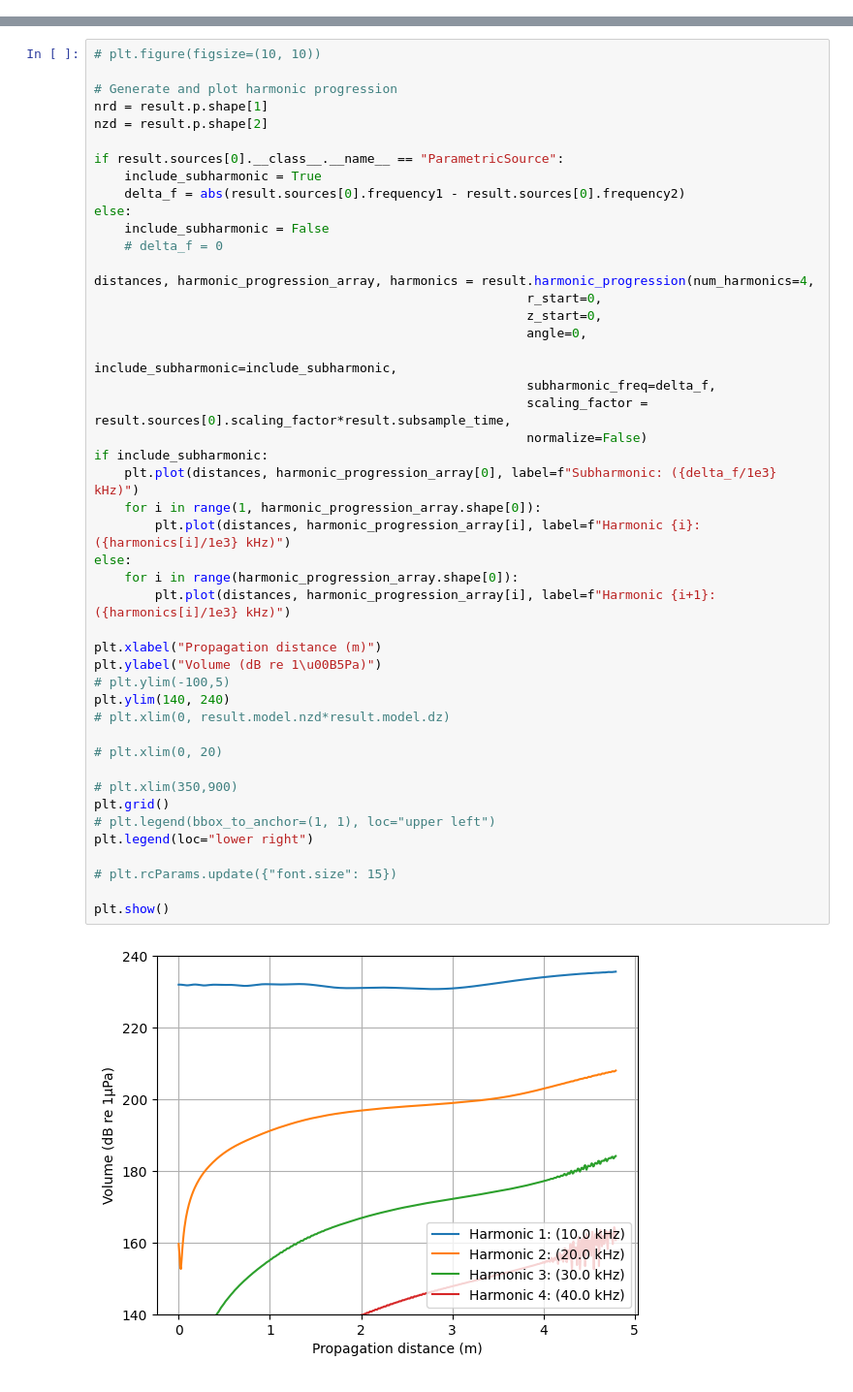
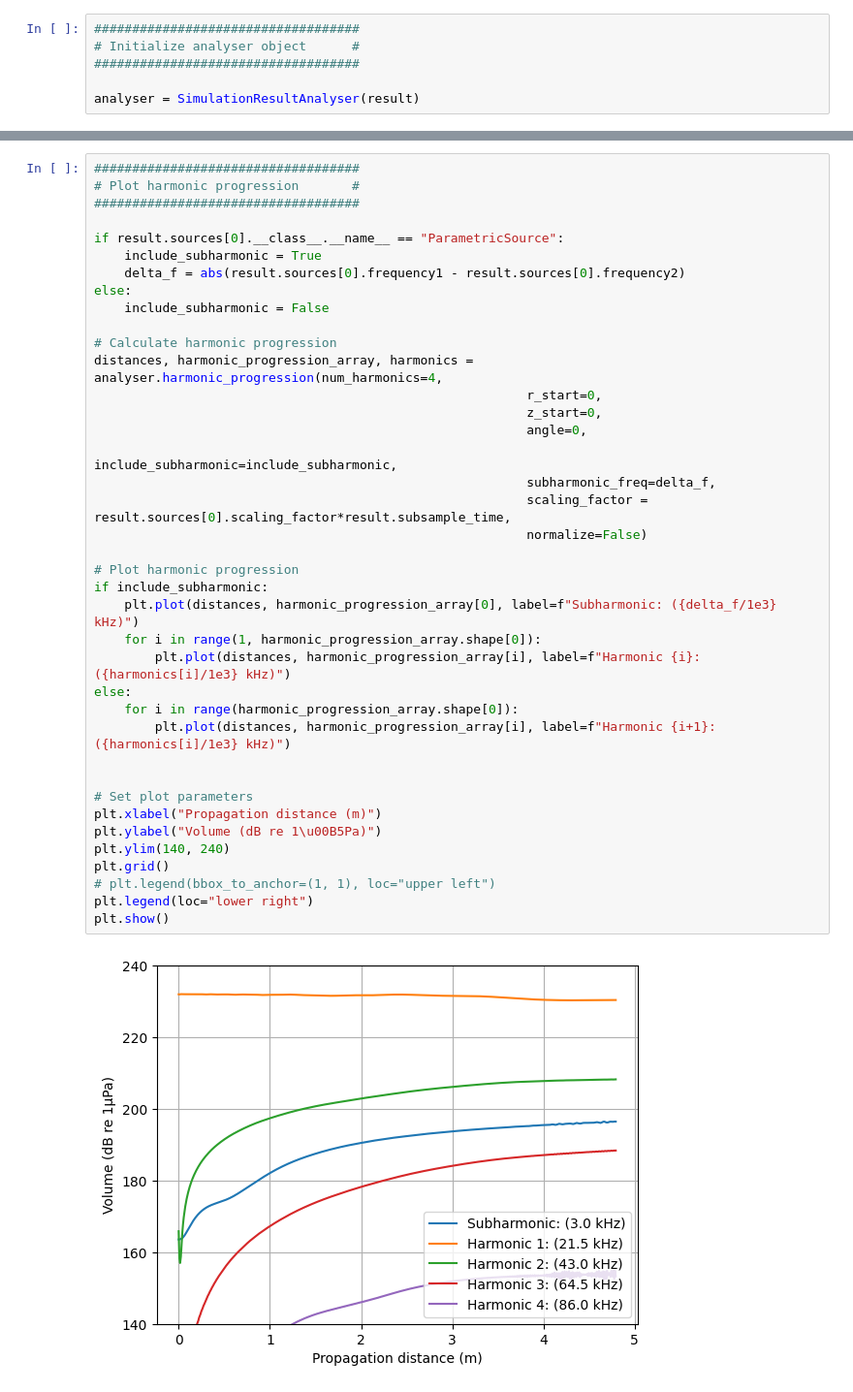
Before and after one commit to JesseDaSnail/MEP_refactored, a Jupyter notebook: main.ipynb, the cells around one changed output, grey strips where cells are left out. Shown at 97% size. Cells and saved outputs as stored; diff of their text form.

```diff
--- a/main.ipynb
+++ b/main.ipynb
@@ -153,0 +123,6 @@ result.plot_snapshots(vlimit=vlimit, mirror=True, title_type="iteration")
+# %%
+###################################
+# Initialize analyser object      #
+###################################
+
+analyser = SimulationResultAnalyser(result)
@@ -264,49 +149,42 @@ plt.show()
 # %%
-# plt.figure(figsize=(10, 10))
-
-# Generate and plot harmonic progression
-nrd = result.p.shape[1]
-nzd = result.p.shape[2]
+###################################
+# Plot harmonic progression       #
+###################################
 
 if result.sources[0].__class__.__name__ == "ParametricSource":
     include_subharmonic = True
     delta_f = abs(result.sources[0].frequency1 - result.sources[0].frequency2)
 else:
     include_subharmonic = False
-    # delta_f = 0
 
-distances, harmonic_progression_array, harmonics = result.harmonic_progression(num_harmonics=4,
+# Calculate harmonic progression
+distances, harmonic_progression_array, harmonics = analyser.harmonic_progression(num_harmonics=4,
                                                          r_start=0,
                                                          z_start=0,
                                                          angle=0,
                                                          include_subharmonic=include_subharmonic,
                                                          subharmonic_freq=delta_f,
                                                          scaling_factor = result.sources[0].scaling_factor*result.subsample_time,
                                                          normalize=False)
+
+# Plot harmonic progression
 if include_subharmonic:
     plt.plot(distances, harmonic_progression_array[0], label=f"Subharmonic: ({delta_f/1e3} kHz)")
     for i in range(1, harmonic_progression_array.shape[0]):
         plt.plot(distances, harmonic_progression_array[i], label=f"Harmonic {i}: ({harmonics[i]/1e3} kHz)")
 else:
     for i in range(harmonic_progression_array.shape[0]):
         plt.plot(distances, harmonic_progression_array[i], label=f"Harmonic {i+1}: ({harmonics[i]/1e3} kHz)")
 
+
+# Set plot parameters
 plt.xlabel("Propagation distance (m)")
 plt.ylabel("Volume (dB re 1\u00B5Pa)")
-# plt.ylim(-100,5)
 plt.ylim(140, 240)
-# plt.xlim(0, result.model.nzd*result.model.dz)
-
-# plt.xlim(0, 20)
-
-# plt.xlim(350,900)
 plt.grid()
 # plt.legend(bbox_to_anchor=(1, 1), loc="upper left")
 plt.legend(loc="lower right")
-
-# plt.rcParams.update({"font.size": 15})
-
 plt.show()
 # %% [output]
-[figure, old version]
+[figure, new version]
 # %%
```
Also changed, not shown: parts of 18 cells of this notebook, 2 other files.
